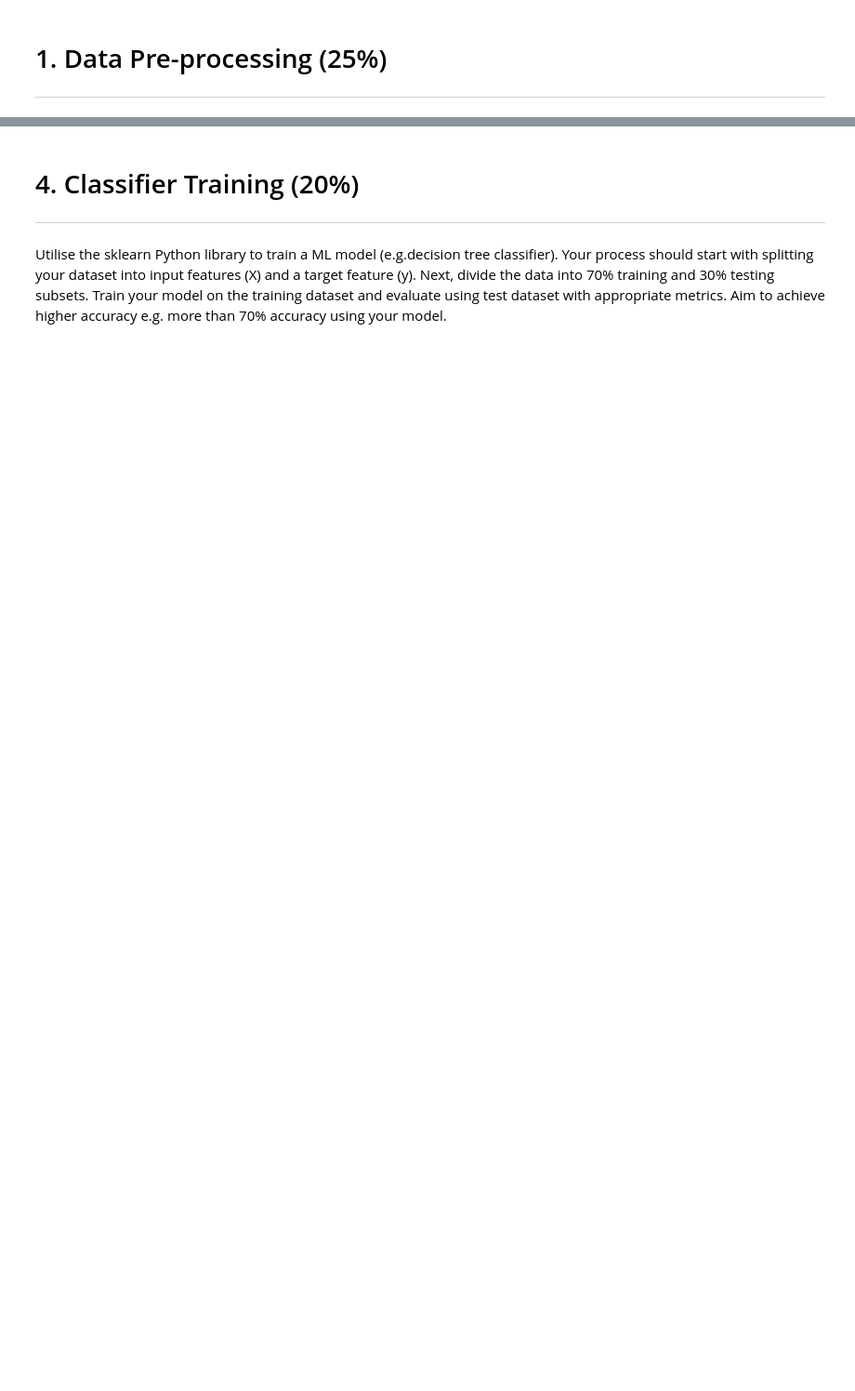
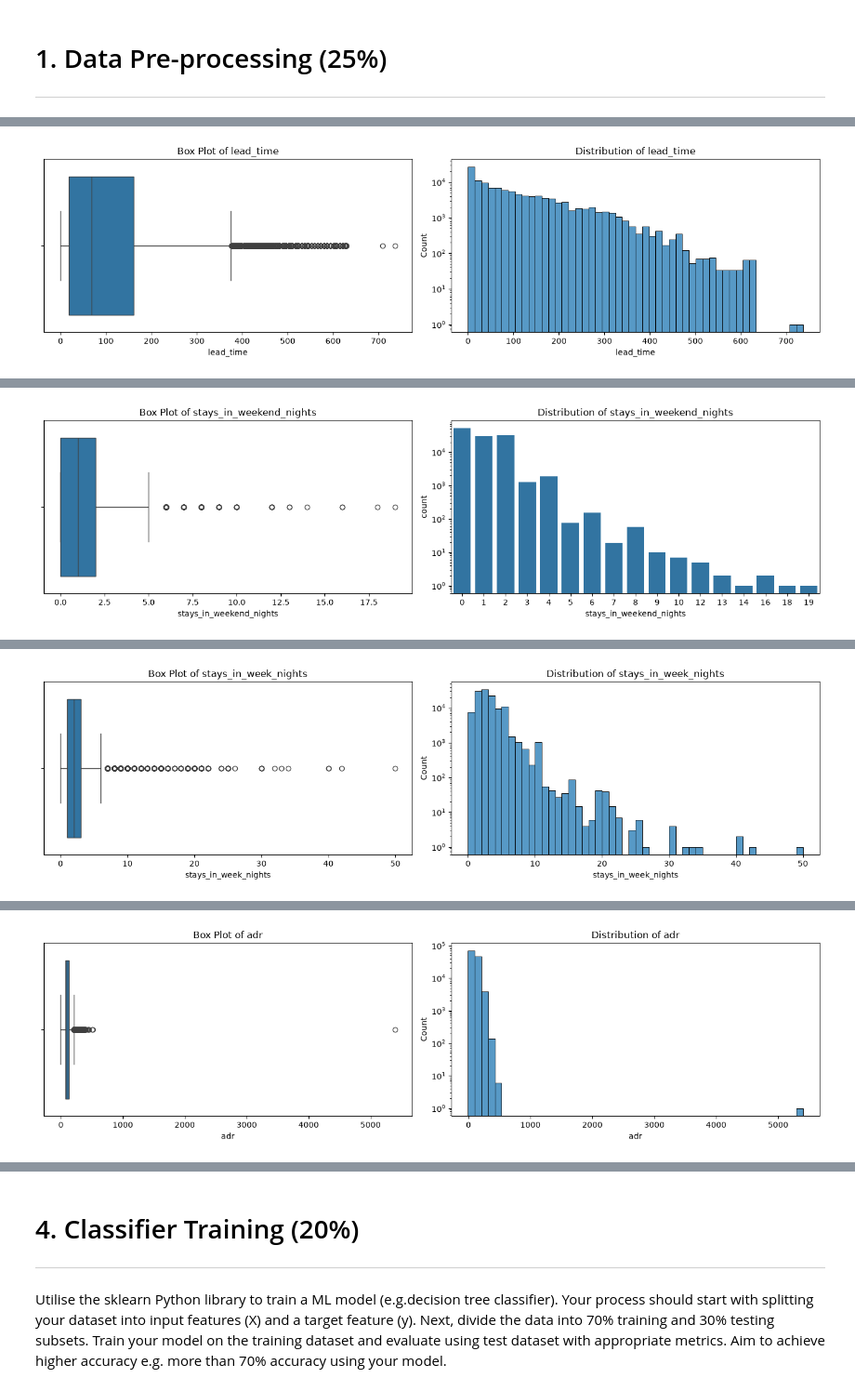
Before and after one commit to harry-533/Data-Driven-AI-Uni-, a Jupyter notebook: Assignment/Coursework1_template.ipynb, the cells around one changed output, grey strips where cells are left out. Shown at 93% size. Saved outputs shown, nothing was run; the diff lists cells and outputs as text; code cells hidden in the pictures; blank space fills up the shorter version.

```diff
--- a/Assignment/Coursework1_template.ipynb
+++ b/Assignment/Coursework1_template.ipynb
@@ -208,11 +108,0 @@ df = df.drop(adr_outlier)
-# %%
-zero_iqr_columns = [col for col in numerical_columns if col not in outliers]
-for col in zero_iqr_columns:
-    if df[col].max() - df[col].min() > 1:
-        print('\n', df[col].value_counts().sort_index())
-
-        print("Lowest values:")
-        print(df[col].nsmallest(5).tolist())
-
-        print("Highest values:")
-        print(df[col].nlargest(25).tolist())
@@ -502,0 +157,2 @@ df = pd.get_dummies(
+# %%
+df = df.drop(["assigned_room_type", "booking_changes", "reservation_status", "reservation_status_date"], axis=1)
@@ -502,0 +163,6 @@ df = pd.get_dummies(
+# %%
+for col in df.columns:
+    print(f"\n{col}")
+    print(f"Data type: {df[col].dtype}")
+    print(f"Unique values: {df[col].nunique(dropna=False)}")
+    print(df[col].value_counts(dropna=False).head(20))
@@ -502,0 +319,48 @@ df = pd.get_dummies(
+# %%
+numerical_columns = df.select_dtypes(include='number').columns
+outliers = {}
+
+for col in numerical_columns:
+    Q1 = df[col].quantile(0.25)
+    Q3 = df[col].quantile(0.75)
+    IQR = Q3 - Q1
+
+    if IQR == 0:
+        continue
+
+    lower_bound = Q1 - 1.5 * IQR
+    upper_bound = Q3 + 1.5 * IQR
+
+    outlier_values = df.loc[
+        (df[col] < lower_bound) | (df[col] > upper_bound),
+        col
+    ]
+
+    if len(outlier_values) > 0:
+        outliers[col] = outlier_values
+
+        print(
+            f"\n{col}: {len(outlier_values):,} potential outliers "
+            f"({len(outlier_values) / len(df) * 100:.2f}%)"
+        )
+
+        print(outlier_values.describe())
+        print("\nHighest outlier values:")
+        print(outlier_values.sort_values(ascending=False).head(10))
+
+        fig, axes = plt.subplots(1, 2, figsize=(14, 4))
+
+        sns.boxplot(x=df[col], ax=axes[0])
+        axes[0].set_title(f'Box Plot of {col}')
+
+        if df[col].nunique() <= 20:
+            sns.countplot(data=df, x=col, ax=axes[1])
+        else:
+            sns.histplot(data=df, x=col, bins=50, ax=axes[1])
+
+        axes[1].set_title(f'Distribution of {col}')
+        axes[1].set_yscale('log')
+
+        plt.tight_layout()
+        plt.show()
+# %% [output]
@@ -502,0 +384 @@ df = pd.get_dummies(
+[figure, added]
@@ -502,0 +402 @@ df = pd.get_dummies(
+[figure, added]
@@ -502,0 +420 @@ df = pd.get_dummies(
+[figure, added]
@@ -502,0 +438 @@ df = pd.get_dummies(
+[figure, added]
```
Also changed, not shown: parts of 130 cells of this notebook, 1 other file.
